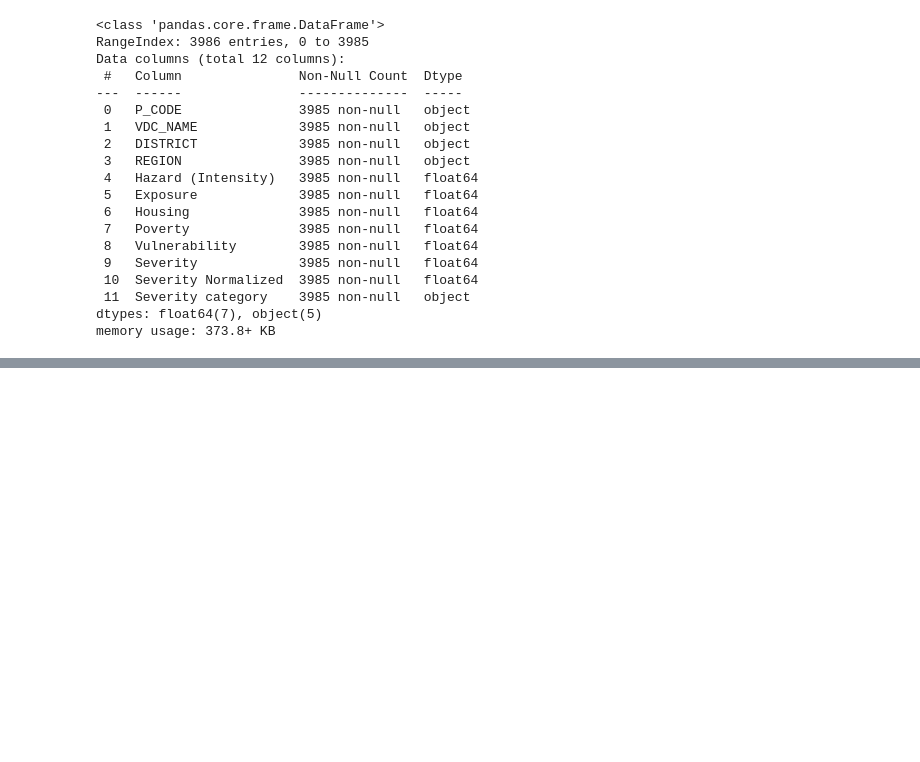
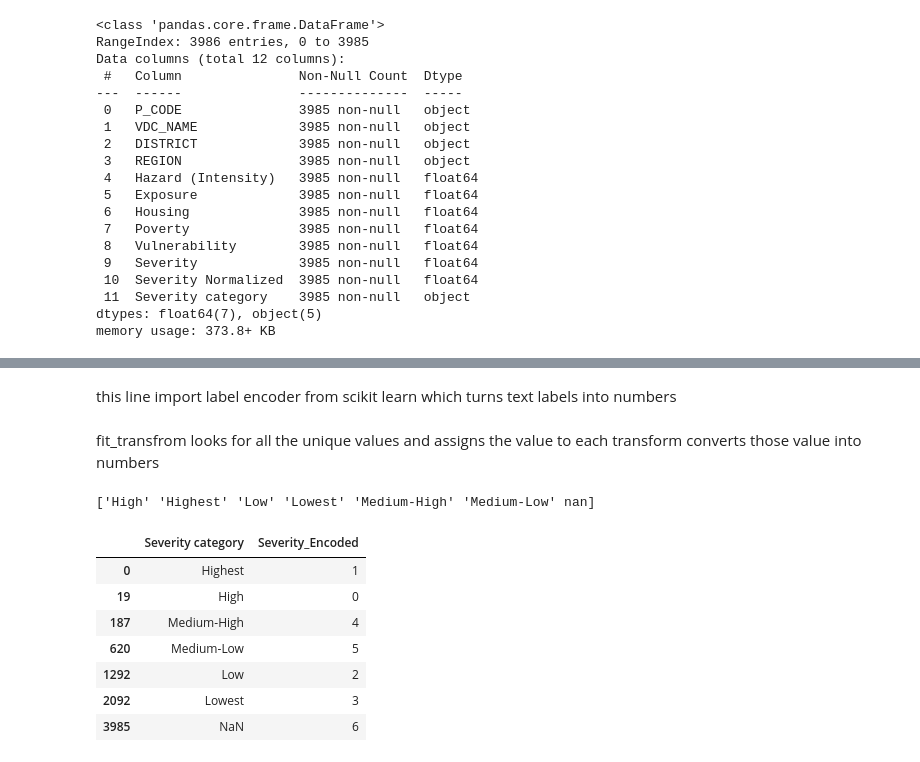
Before and after one commit to Prasamsha0/Earthquake-Damage-prediction, a Jupyter notebook: ML1.ipynb, the cells around one changed output, grey strips where cells are left out. Drawn from its saved outputs; the diff is of its cells as text; code cells hidden in the pictures; blank space fills up the shorter version.

Commit message:
added label encoding and feature selection

```diff
--- a/ML1.ipynb
+++ b/ML1.ipynb
@@ -9,6 +12,6 @@ Saving nepal-earthquake-severity-index-latest.csv to nepal-earthquake-severity-i
 # %%
 import pandas as pd
-df = pd.read_csv("nepal-earthquake-severity-index-latest.csv")
+df = pd.read_csv('/content/drive/MyDrive/Colab Notebooks/ML/nepal-earthquake-severity-index-latest.csv')
 df.head()
 # %% [output]
 |  | P_CODE | VDC_NAME | DISTRICT | REGION | Hazard (Intensity) | Exposure | Housing | Poverty | Vulnerability | ... |
@@ -49,0 +74,25 @@ Index(['P_CODE', 'VDC_NAME', 'DISTRICT', 'REGION', 'Hazard (Intensity)',
+# %% [markdown]
+this line import label encoder from scikit learn which turns text labels into numbers
+# %%
+from sklearn.preprocessing import LabelEncoder
+le = LabelEncoder()
+# %% [markdown]
+fit_transfrom looks for all the unique values and assigns the value to each
+transform converts those value into numbers
+# %%
+df['Severity_Encoded'] = le.fit_transform(df['Severity category'])
+# %%
+print(le.classes_)
+# %% [output]
+['High' 'Highest' 'Low' 'Lowest' 'Medium-High' 'Medium-Low' nan]
+# %%
+df[['Severity category', 'Severity_Encoded']].drop_duplicates()
+# %% [output]
+|  | Severity category | Severity_Encoded |
+| 0 | Highest | 1 |
+| 19 | High | 0 |
+| 187 | Medium-High | 4 |
+| 620 | Medium-Low | 5 |
+| 1292 | Low | 2 |
+| 2092 | Lowest | 3 |
+| 3985 | NaN | 6 |
```
Also changed, not shown: parts of 6 cells of this notebook.
